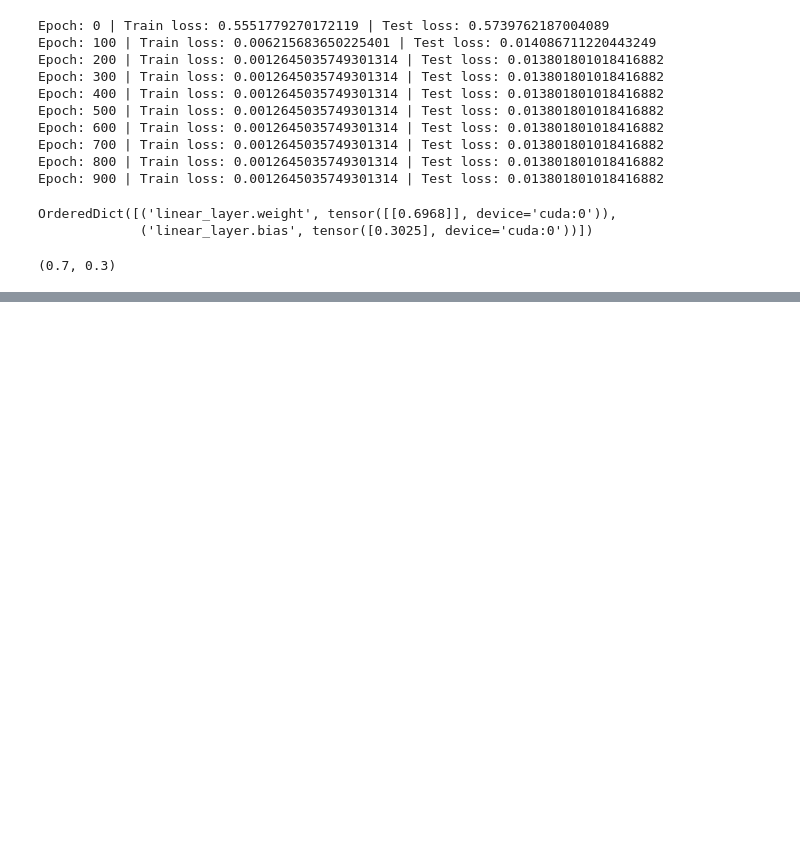
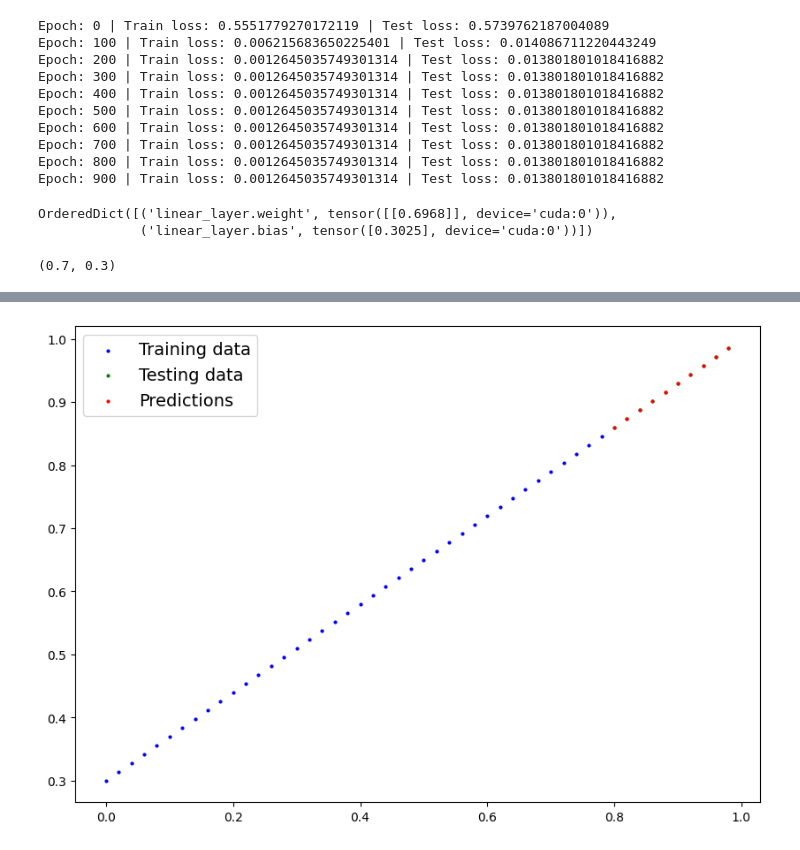
Before and after one commit to codeKrantz/PyTorch-for-deep-learning, a Jupyter notebook: 01_pytorch_workflow.ipynb, the cells around one changed output, grey strips where cells are left out. Cells and saved outputs as stored; diff of their text form; code cells hidden in the pictures; blank space fills up the shorter version.

Commit message:
The model is working!

```diff
--- a/01_pytorch_workflow.ipynb
+++ b/01_pytorch_workflow.ipynb
@@ -600,3 +600,10 @@ OrderedDict([('linear_layer.weight', tensor([[0.6968]], device='cuda:0')),
 weight, bias
 # %% [output]
 (0.7, 0.3)
+# %%
+# Making prediction
+model_1.eval()
+
+with torch.inference_mode():
+  y_preds = model_1(X_test)
+y_preds
@@ -602,0 +621,5 @@ weight, bias
+# %%
+#Visually (convert to numpy/cpu based)
+plot_predictions(predictions=y_preds.cpu())
+# %% [output]
+[figure, added]
```
Also changed, not shown: parts of 2 cells of this notebook.
